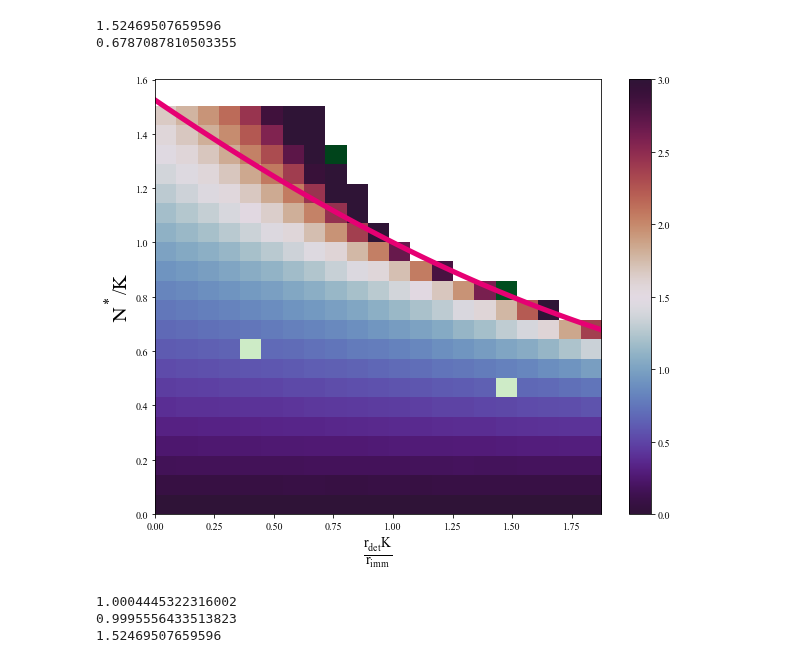
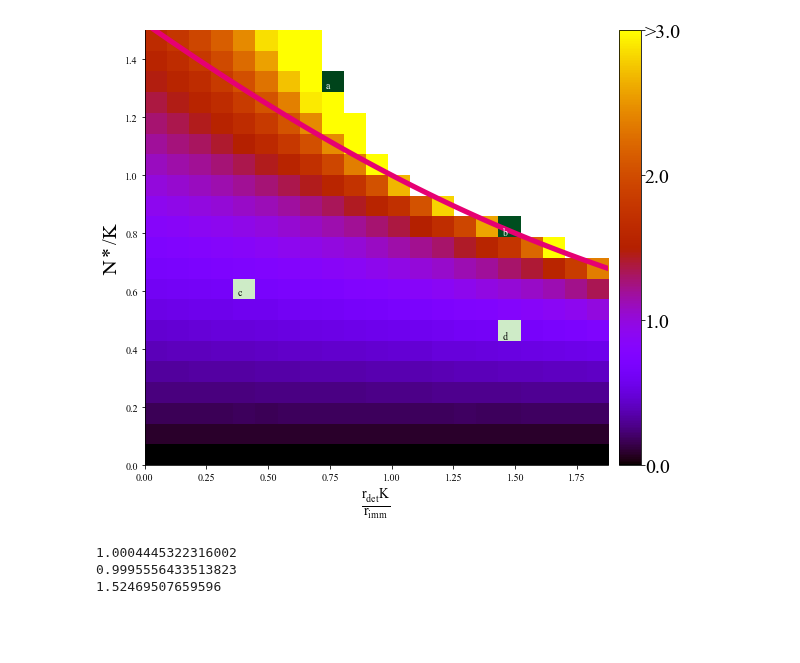
Before and after one commit to patricksinclair/multispecies_postprocessing, a Jupyter notebook: biofilm_threshold_theory/phase_diagram_plotter_v2.ipynb, the cells around one changed output. Saved outputs shown, nothing was run; the diff lists cells and outputs as text; code cells hidden in the pictures; blank space fills up the shorter version.

```diff
--- a/biofilm_threshold_theory/phase_diagram_plotter_v2.ipynb
+++ b/biofilm_threshold_theory/phase_diagram_plotter_v2.ipynb
@@ -114,6 +152,7 @@ param_data['r_det_K_r_imm_ratio'] = param_data['det_ratio']*r_det_scaling_factor
 
 # also rescale the param pair values for the highlighted squares
 histogram_param_pairs_scaled = [(n_k, r_det*r_det_scaling_factor) for n_k, r_det in histogram_param_pairs]
+histogram_param_pair_list_scaled = [(pp[0], pp[1], l) for pp, l in zip(histogram_param_pairs_scaled, histogram_param_pair_labels)]
 
 # used to plot the theory vals
 det_ratio_vals_scaled = np.linspace(param_data['r_det_K_r_imm_ratio'].min(), param_data['r_det_K_r_imm_ratio'].max(), 101)
@@ -158,35 +197,68 @@ def phase_diag_line_v2(r_det_K_r_imm_ratio):
     NFP = np.max([NpgK, Nmgk])
 
     return NFP/K
+
+
+
+def annotate_param_pair(x, y, label, ax=None, **kwargs):
+
+    r_det_key_index = np.where(np.isclose(pivot.keys(), x))[0][0]
+
+    n_thresh_key_index = np.where(np.isclose(pivot[pivot.keys()[r_det_key_index]].index, y))[0][0]
+
+    if label in ['a', 'b']: color = 'w'
+    else: color = 'k'
+
+    if label in ['b', 'd']: y_adjust = 0.005
+    else: y_adjust = 0.01
+
+    x_index_frac = r_det_key_index/pivot.keys().size + 0.01
+    y_index_frac = n_thresh_key_index/pivot.keys().size + y_adjust
+
+    ax.annotate(label, (x_index_frac, y_index_frac), color=color, xycoords='axes fraction', **kwargs)
 # %%
 fig, ax = plt.subplots()
 fig.set_size_inches((10,8))
-plt.imshow(pivot, origin='lower', cmap='Greens', vmax=3, aspect='auto',
+ax.spines['top'].set_visible(False)
+ax.spines['right'].set_visible(False)
+
+
+ax.imshow(pivot, origin='lower', cmap='Greens', vmax=3, aspect='auto',
            extent=extent) # plot the unmasked one first, these squares will shine through when we then plot the masked one.
-im = plt.imshow(pivot_masked, origin='lower', cmap='twilight_shifted', vmax=3, aspect='auto',
+im = ax.imshow(pivot_masked, origin='lower', cmap='gnuplot', vmax=3, aspect='auto',
            extent=extent)
 
-#print(det_ratio_vals)
+cbar = fig.colorbar(im, pad=0.02)
+
+#cbar = plt.gca().images[-1].colorbar
+cbar.ax.tick_params(labelsize=20, pad=0.8)
+tick_vals = [0., 1., 2., 3.]
+cbar.set_ticks(tick_vals)
+tick_labels = [str(t) for t in tick_vals]
+tick_labels[-1] = ">"+tick_labels[-1]
+cbar.set_ticklabels(tick_labels)
+
 theoryN_vals = np.vectorize(phase_diag_line_v2)(det_ratio_vals_scaled)
-print(theoryN_vals[0]) #compare these to the line position to make sure it's in the correct place
-print(theoryN_vals[-1])
 
 ax.plot(det_ratio_vals_scaled, theoryN_vals, linewidth = 5.2, color="#e60073")
 
+for n_thresh, r_det_ratio, label in histogram_param_pair_list_scaled:
+    annotate_param_pair(r_det_ratio, n_thresh, label, ax=ax)
 
-fig.colorbar(im)
+
+
 
 ax.set_xlabel("$\\frac{r_{det}K}{r_{imm}}$", fontsize=20)
-ax.set_ylabel("$N^*/K$", fontsize=20)
+ax.set_ylabel("$N*/K$", fontsize=20)
+
+ax.set_ylim(0, param_data['n_thresh'].max())
 
 plt.show()
 print(phase_diag_line_v2(0.999))
 print(phase_diag_line_v2(1.001))
 print(phase_diag_line_v2(0))
 # %% [output]
+[figure, new version]
+1.0004445322316002
+0.9995556433513823
 1.52469507659596
-0.6787087810503355
-[figure, old version]
-1.0004445322316002
-0.9995556433513823
-1.52469507659596
```
Also changed, not shown: parts of 4 cells of this notebook, 7 other files.
